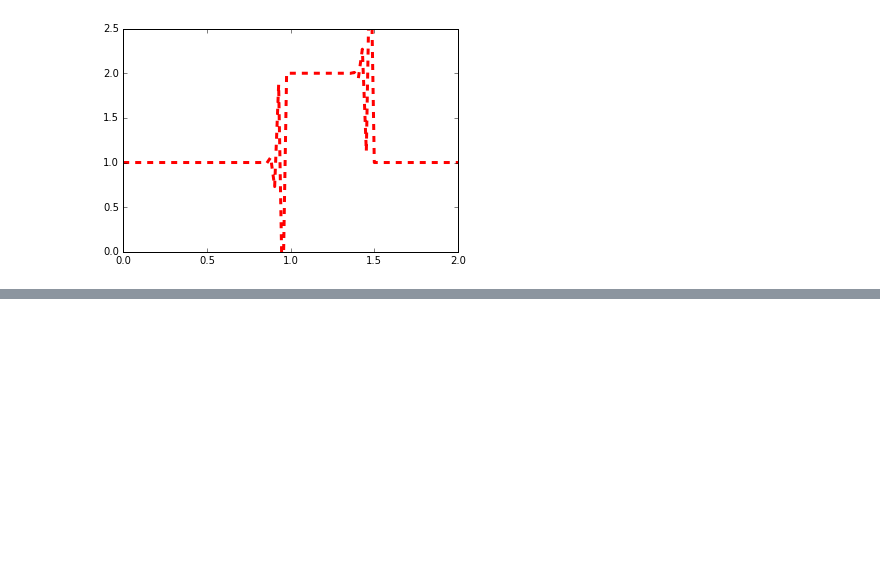
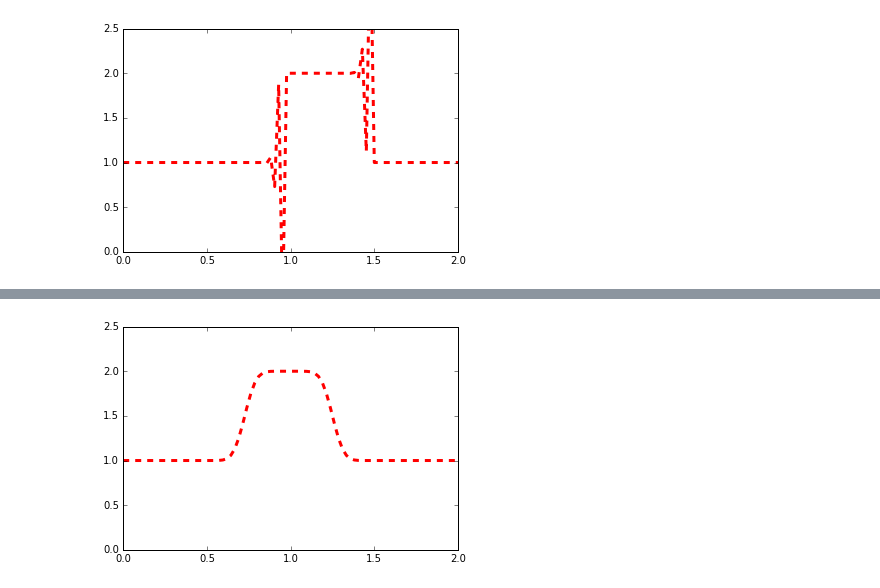
Before and after one commit to aditya3012/NumericalMethods, a Jupyter notebook: M2-Lesson2.ipynb, the cells around one changed output, grey strips where cells are left out. Saved outputs shown, nothing was run; the diff lists cells and outputs as text; code cells hidden in the pictures; blank space fills up the shorter version.

```diff
--- a/M2-Lesson2.ipynb
+++ b/M2-Lesson2.ipynb
@@ -61,0 +78,4 @@ def linearconv(nx)
+# %%
+linearconv(85)
+# %% [output]
+[figure, added]
```
Also changed, not shown: parts of 4 cells of this notebook.
